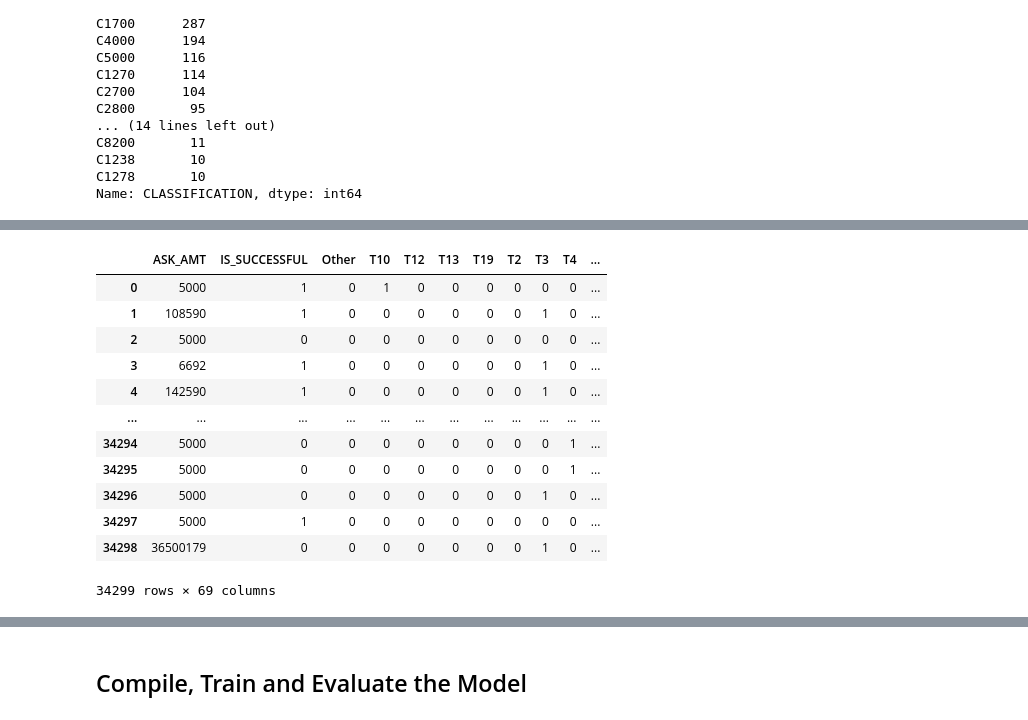
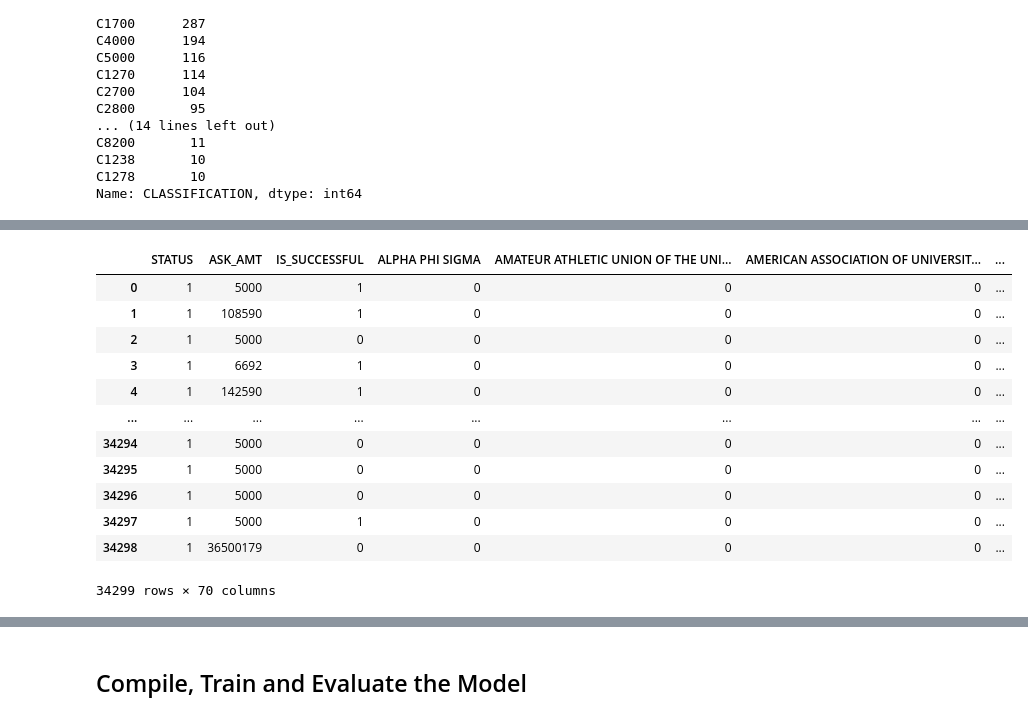
Before and after one commit to InaLuo2022/deep-learning-challenge, a Jupyter notebook: AlphabetSoupCharity_Optimisation_ipynb.ipynb, the cells around one changed output, grey strips where cells are left out. Drawn from its saved outputs; the diff is of its cells as text; code cells hidden in the pictures.

Commit message:
achieved 0.75 accuracy after adding NAME as a feature

```diff
--- a/AlphabetSoupCharity_Optimisation_ipynb.ipynb
+++ b/AlphabetSoupCharity_Optimisation_ipynb.ipynb
@@ -124,3 +121,15 @@ C8200       11
 C1238       10
 C1278       10
 Name: CLASSIFICATION, dtype: int64
+# %%
+# Choose a cutoff value and create a list of classifications to be replaced
+# use the variable name `classifications_to_replace`
+
+classifications_to_replace = application_df_count[application_df_count<1000].index
+
+# Replace in dataframe
+for cls in classifications_to_replace:
+    application_df['CLASSIFICATION'] = application_df['CLASSIFICATION'].replace(cls,"Other_2")
+
+# Check to make sure binning was successful
+application_df['CLASSIFICATION'].value_counts()
@@ -127,4 +159,6 @@ Name: CLASSIFICATION, dtype: int64
 # %%
+# Look at CLASSIFICATION value counts for binning
+application_df_NAME = application_df["NAME"].value_counts()
 # You may find it helpful to look at CLASSIFICATION value counts >1
-application_df_count[application_df_count > 9]
+application_df_NAME[application_df_NAME > 400]
 # %% [output]
@@ -148,12 +171,12 @@ Name: CLASSIFICATION, dtype: int64
 # %%
 # Choose a cutoff value and create a list of classifications to be replaced
 # use the variable name `classifications_to_replace`
-classifications_to_replace = application_df_count[application_df_count<10].index
+NAME_to_replace = application_df_NAME[application_df_NAME < 100].index
 
 # Replace in dataframe
-for cls in classifications_to_replace:
-    application_df['CLASSIFICATION'] = application_df['CLASSIFICATION'].replace(cls,"Other")
+for othername in NAME_to_replace:
+    application_df['NAME'] = application_df['NAME'].replace(othername,"Other_3")
 
 # Check to make sure binning was successful
-application_df['CLASSIFICATION'].value_counts()
+application_df['NAME'].value_counts()
 # %% [output]
@@ -177,12 +200,14 @@ Name: CLASSIFICATION, dtype: int64
 # %%
 # Convert categorical data to numeric with `pd.get_dummies`
+dummies_NAME = pd.get_dummies(application_df['NAME'])
 dummies_APPLICATION_TYPE = pd.get_dummies(application_df['APPLICATION_TYPE'])
 dummies_CLASSIFICATION = pd.get_dummies(application_df['CLASSIFICATION'])
 dummies_AFFILIATION = pd.get_dummies(application_df['AFFILIATION'])
 dummies_USE_CASE = pd.get_dummies(application_df['USE_CASE'])
 dummies_ORGANIZATION = pd.get_dummies(application_df['ORGANIZATION'])
 dummies_INCOME_AMT = pd.get_dummies(application_df['INCOME_AMT'])
+dummies_SPECIAL_CONSIDERATIONS = pd.get_dummies(application_df['SPECIAL_CONSIDERATIONS'])
 
-concatenated = pd.concat([application_df,dummies_APPLICATION_TYPE, dummies_CLASSIFICATION, dummies_AFFILIATION, dummies_USE_CASE, dummies_ORGANIZATION,dummies_INCOME_AMT], axis="columns")
+concatenated = pd.concat([application_df, dummies_NAME, dummies_APPLICATION_TYPE, dummies_CLASSIFICATION, dummies_AFFILIATION, dummies_USE_CASE, dummies_ORGANIZATION,dummies_INCOME_AMT], axis="columns")
 concatenated
 # %% [output]
@@ -202,18 +227,18 @@ concatenated
 # %%
 # drop categorical data
-concatenated_df = concatenated.drop(columns=['APPLICATION_TYPE', 'CLASSIFICATION', 'AFFILIATION', 'USE_CASE', 'ORGANIZATION', 'INCOME_AMT', 'SPECIAL_CONSIDERATIONS', 'STATUS'])
+concatenated_df = concatenated.drop(columns=['NAME','APPLICATION_TYPE', 'CLASSIFICATION','AFFILIATION', 'USE_CASE', 'ORGANIZATION', 'INCOME_AMT',"SPECIAL_CONSIDERATIONS",'Other_1','Other_2','Other_3'])
 concatenated_df
 # %% [output]
-|  | ASK_AMT | IS_SUCCESSFUL | Other | T10 | T12 | T13 | T19 | T2 | T3 | T4 | ... |
-| 0 | 5000 | 1 | 0 | 1 | 0 | 0 | 0 | 0 | 0 | 0 | ... |
-| 1 | 108590 | 1 | 0 | 0 | 0 | 0 | 0 | 0 | 1 | 0 | ... |
-| 2 | 5000 | 0 | 0 | 0 | 0 | 0 | 0 | 0 | 0 | 0 | ... |
-| 3 | 6692 | 1 | 0 | 0 | 0 | 0 | 0 | 0 | 1 | 0 | ... |
-| 4 | 142590 | 1 | 0 | 0 | 0 | 0 | 0 | 0 | 1 | 0 | ... |
-| ... | ... | ... | ... | ... | ... | ... | ... | ... | ... | ... | ... |
-| 34294 | 5000 | 0 | 0 | 0 | 0 | 0 | 0 | 0 | 0 | 1 | ... |
-| 34295 | 5000 | 0 | 0 | 0 | 0 | 0 | 0 | 0 | 0 | 1 | ... |
-| 34296 | 5000 | 0 | 0 | 0 | 0 | 0 | 0 | 0 | 1 | 0 | ... |
-| 34297 | 5000 | 1 | 0 | 0 | 0 | 0 | 0 | 0 | 0 | 0 | ... |
-| 34298 | 36500179 | 0 | 0 | 0 | 0 | 0 | 0 | 0 | 1 | 0 | ... |
+|  | STATUS | ASK_AMT | IS_SUCCESSFUL | ALPHA PHI SIGMA | AMATEUR ATHLETIC UNION OF THE UNI... | AMERICAN ASSOCIATION OF UNIVERSIT... | ... |
+| 0 | 1 | 5000 | 1 | 0 | 0 | 0 | ... |
+| 1 | 1 | 108590 | 1 | 0 | 0 | 0 | ... |
+| 2 | 1 | 5000 | 0 | 0 | 0 | 0 | ... |
+| 3 | 1 | 6692 | 1 | 0 | 0 | 0 | ... |
+| 4 | 1 | 142590 | 1 | 0 | 0 | 0 | ... |
+| ... | ... | ... | ... | ... | ... | ... | ... |
+| 34294 | 1 | 5000 | 0 | 0 | 0 | 0 | ... |
+| 34295 | 1 | 5000 | 0 | 0 | 0 | 0 | ... |
+| 34296 | 1 | 5000 | 0 | 0 | 0 | 0 | ... |
+| 34297 | 1 | 5000 | 1 | 0 | 0 | 0 | ... |
+| 34298 | 1 | 36500179 | 0 | 0 | 0 | 0 | ... |
-34299 rows × 69 columns
+34299 rows × 70 columns
```
Also changed, not shown: parts of 16 cells of this notebook.
